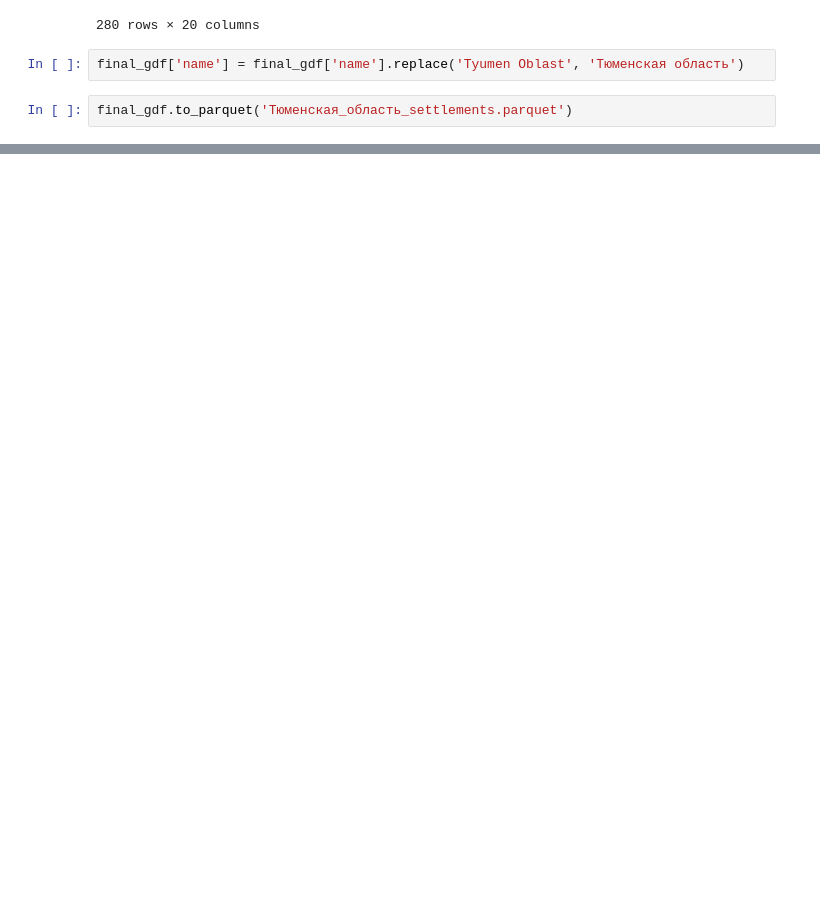
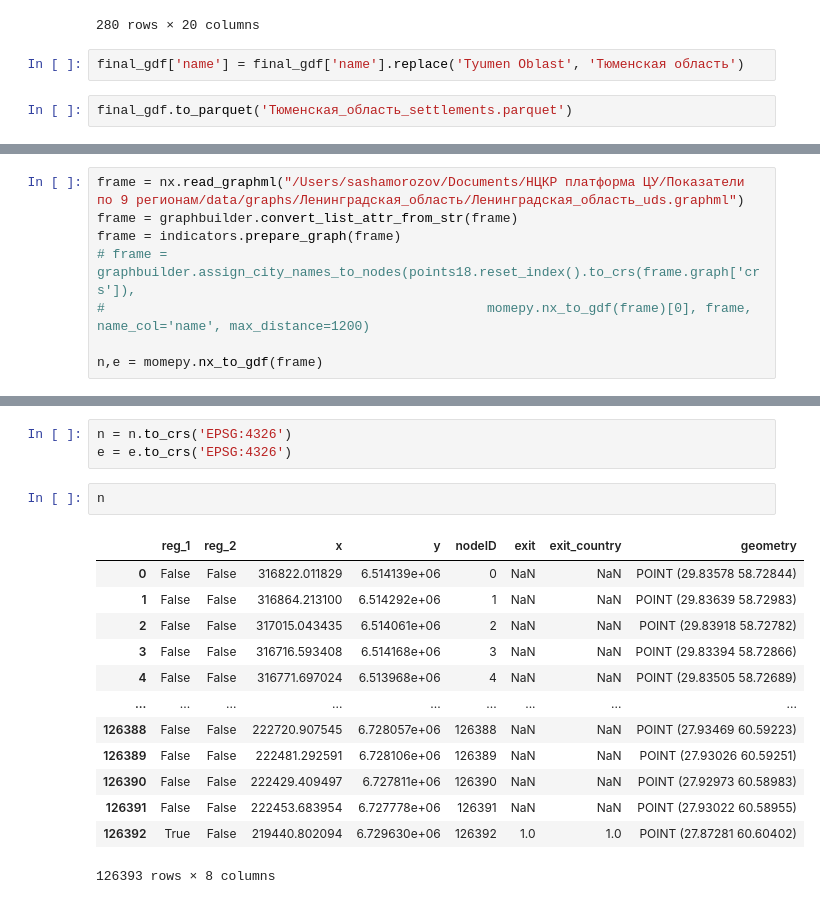
Before and after one commit to alexandermorozzov/transport_frames, a Jupyter notebook: notebooks/test_gdfs.ipynb, the cells around one changed output, grey strips where cells are left out. Drawn from its saved outputs; the diff is of its cells as text; blank space fills up the shorter version.

```diff
--- a/notebooks/test_gdfs.ipynb
+++ b/notebooks/test_gdfs.ipynb
@@ -342,0 +190,8 @@ def indicator_area(citygraph, area_polygons1, area_polygons2, area_polygons3, po
+# %%
+frame = nx.read_graphml("/Users/sashamorozov/Documents/НЦКР платформа ЦУ/Показатели по 9 регионам/data/graphs/Ленинградская_область/Ленинградская_область_uds.graphml")
+frame = graphbuilder.convert_list_attr_from_str(frame)
+frame = indicators.prepare_graph(frame)
+# frame = graphbuilder.assign_city_names_to_nodes(points18.reset_index().to_crs(frame.graph['crs']),
+#                                                 momepy.nx_to_gdf(frame)[0], frame, name_col='name', max_distance=1200)
+
+n,e = momepy.nx_to_gdf(frame)
@@ -342,0 +204,19 @@ def indicator_area(citygraph, area_polygons1, area_polygons2, area_polygons3, po
+# %%
+n = n.to_crs('EPSG:4326')
+e = e.to_crs('EPSG:4326')
+# %%
+n
+# %% [output]
+|  | reg_1 | reg_2 | x | y | nodeID | exit | exit_country | geometry |
+| 0 | False | False | 316822.011829 | 6.514139e+06 | 0 | NaN | NaN | POINT (29.83578 58.72844) |
+| 1 | False | False | 316864.213100 | 6.514292e+06 | 1 | NaN | NaN | POINT (29.83639 58.72983) |
+| 2 | False | False | 317015.043435 | 6.514061e+06 | 2 | NaN | NaN | POINT (29.83918 58.72782) |
+| 3 | False | False | 316716.593408 | 6.514168e+06 | 3 | NaN | NaN | POINT (29.83394 58.72866) |
+| 4 | False | False | 316771.697024 | 6.513968e+06 | 4 | NaN | NaN | POINT (29.83505 58.72689) |
+| ... | ... | ... | ... | ... | ... | ... | ... | ... |
+| 126388 | False | False | 222720.907545 | 6.728057e+06 | 126388 | NaN | NaN | POINT (27.93469 60.59223) |
+| 126389 | False | False | 222481.292591 | 6.728106e+06 | 126389 | NaN | NaN | POINT (27.93026 60.59251) |
+| 126390 | False | False | 222429.409497 | 6.727811e+06 | 126390 | NaN | NaN | POINT (27.92973 60.58983) |
+| 126391 | False | False | 222453.683954 | 6.727778e+06 | 126391 | NaN | NaN | POINT (27.93022 60.58955) |
+| 126392 | True | False | 219440.802094 | 6.729630e+06 | 126392 | 1.0 | 1.0 | POINT (27.87281 60.60402) |
+126393 rows × 8 columns
```
Also changed, not shown: parts of 18 cells of this notebook, 1 other file.
